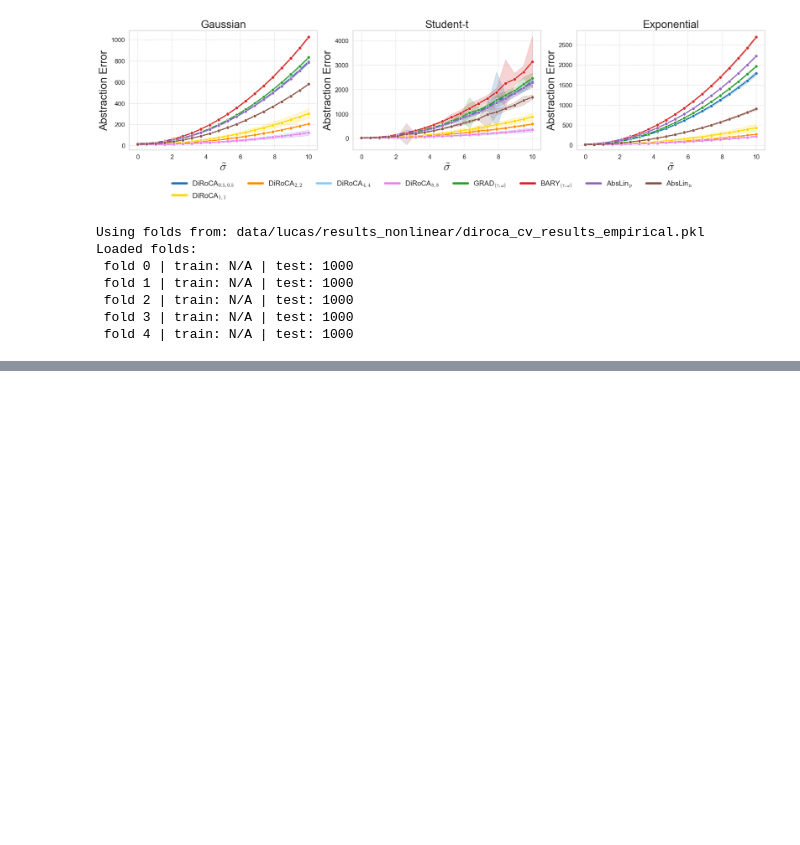
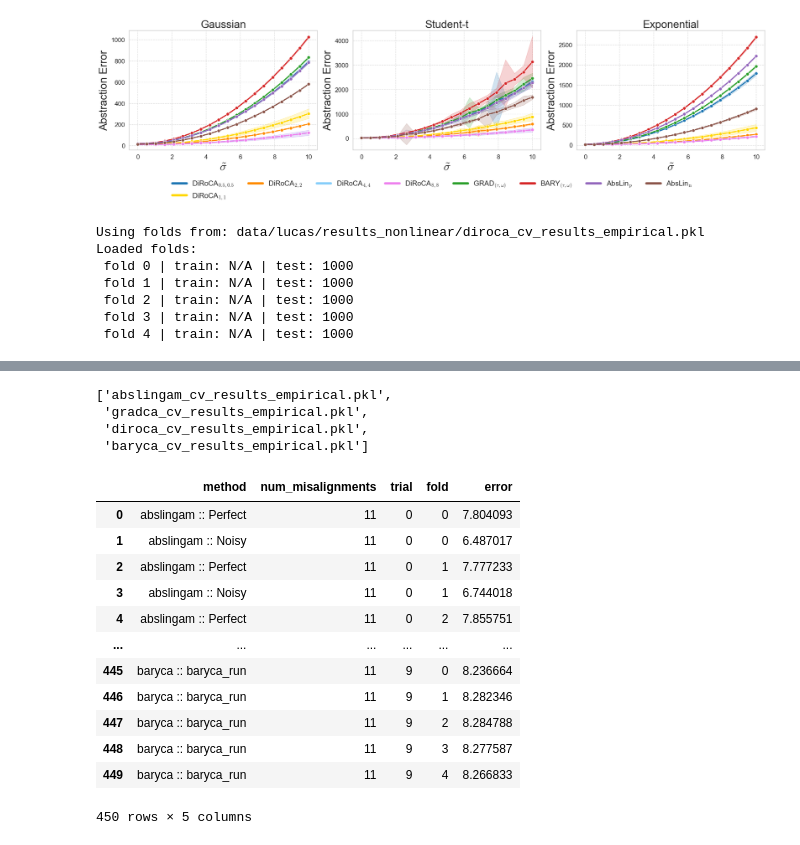
Before and after one commit to yfelekis/GenDiroca, a Jupyter notebook: huber_analysis_general.ipynb, the cells around one changed output, grey strips where cells are left out. Cells and saved outputs as stored; diff of their text form; code cells hidden in the pictures; blank space fills up the shorter version.

```diff
--- a/huber_analysis_general.ipynb
+++ b/huber_analysis_general.ipynb
@@ -948,0 +1038,37 @@ KeyError: 'T'
+# %%
+# Map method names to readable labels
+METHOD_LABEL_MAP = {
+    'DIROCA':      ['eps_', 'delta_'],
+    'GRADCA':      ['gradca'],
+    'BARYCA':      ['baryca'],
+    'Abs-Lin (Perfect)': ['Perfect'],
+    'Abs-Lin (Noisy)':   ['Noisy'],
+}
+
+# Load all available .pkl result files
+method_files = [f for f in os.listdir(results_dir) if f.endswith(".pkl")]
+method_files
+# %% [output]
+['abslingam_cv_results_empirical.pkl',
+ 'gradca_cv_results_empirical.pkl',
+ 'diroca_cv_results_empirical.pkl',
+ 'baryca_cv_results_empirical.pkl']
+# %%
+def contaminate_omega_semantic(original_omega, ll_interventions, hl_interventions,
+                               num_misalignments, seed=None):
+    """
+    Replace the HL target of a subset of LL interventions with a *wrong* HL intervention.
+    """
+    rng = random.Random(seed)
+    contaminated = dict(original_omega)
+
+    ll_list = list(original_omega.keys())
+    chosen = rng.sample(ll_list, k=min(num_misalignments, len(ll_list)))
+
+    for ll_iota in chosen:
+        true_eta = original_omega[ll_iota]
+        candidates = [eta for eta in hl_interventions if eta != true_eta]
+        if candidates:
+            contaminated[ll_iota] = rng.choice(candidates)
+
+    return contaminated
@@ -948,0 +1166,26 @@ KeyError: 'T'
+# %%
+omega_df = evaluate_omega_misspec_lucas(
+    omega=omega,
+    results_dir="data/lucas/results_nonlinear",
+    saved_folds=saved_folds,
+    Dll_samples=Dll_samples,
+    Dhl_samples=Dhl_samples,
+    num_trials=10,
+    num_misalignments_list=[len(omega)]   # maximal Omega corruption
+)
+
+omega_df
+# %% [output]
+|  | method | num_misalignments | trial | fold | error |
+| 0 | abslingam :: Perfect | 11 | 0 | 0 | 7.804093 |
+| 1 | abslingam :: Noisy | 11 | 0 | 0 | 6.487017 |
+| 2 | abslingam :: Perfect | 11 | 0 | 1 | 7.777233 |
+| 3 | abslingam :: Noisy | 11 | 0 | 1 | 6.744018 |
+| 4 | abslingam :: Perfect | 11 | 0 | 2 | 7.855751 |
+| ... | ... | ... | ... | ... | ... |
+| 445 | baryca :: baryca_run | 11 | 9 | 0 | 8.236664 |
+| 446 | baryca :: baryca_run | 11 | 9 | 1 | 8.282346 |
+| 447 | baryca :: baryca_run | 11 | 9 | 2 | 8.284788 |
+| 448 | baryca :: baryca_run | 11 | 9 | 3 | 8.277587 |
+| 449 | baryca :: baryca_run | 11 | 9 | 4 | 8.266833 |
+450 rows × 5 columns
```
Also changed, not shown: parts of 8 cells of this notebook, 4 other files.
